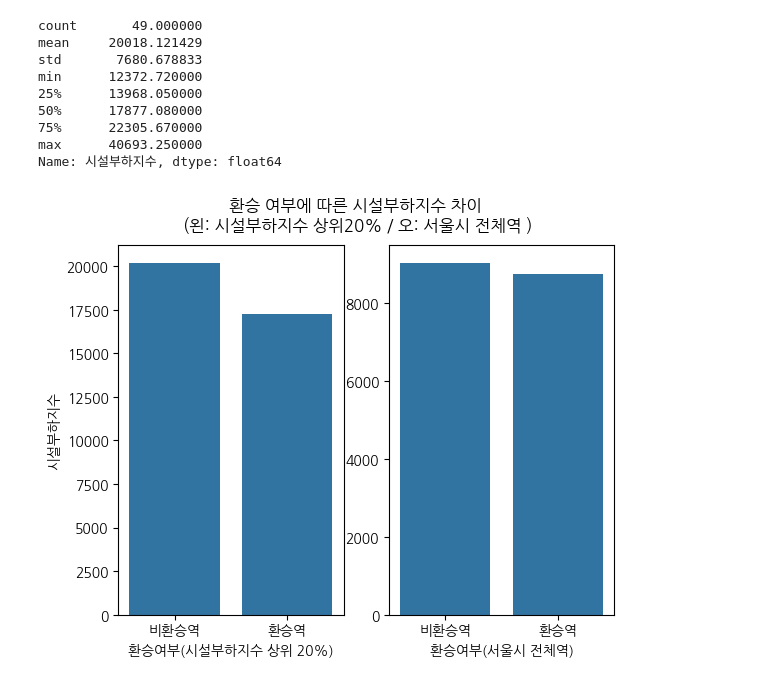
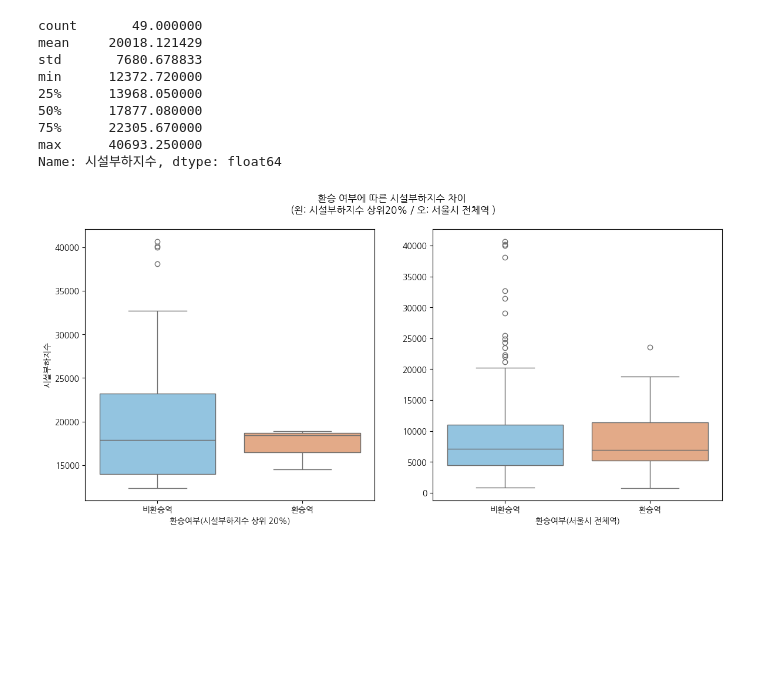
Before and after one commit to JsunXCIX/sprint-p1-basic, a Jupyter notebook: notebooks/team/ahn_analysis_top20_load_stations_transfer_impact.ipynb, the cells around one changed output. Cells and saved outputs as stored; diff of their text form; code cells hidden in the pictures; blank space fills up the shorter version.

```diff
--- a/notebooks/team/ahn_analysis_top20_load_stations_transfer_impact.ipynb
+++ b/notebooks/team/ahn_analysis_top20_load_stations_transfer_impact.ipynb
@@ -88,16 +88,38 @@ transfer_master.loc[~transfer_master['환승노선'].isna(), '환승여부'] = '
 # %%
 # 환승역 vs. 비환승역
 priorities['환승여부'] = ''
 priorities.loc[transfer_master['환승노선'].isna(), '환승여부'] = '비환승역'
 priorities.loc[~transfer_master['환승노선'].isna(), '환승여부'] = '환승역'
 
-fig, axes = plt.subplots(1, 2)
-sns.barplot(data=priorities, x='환승여부', y='시설부하지수', errorbar=None, ax=axes[0])
-sns.barplot(data=transfer_master, x='환승여부', y='시설부하지수', errorbar=None, ax=axes[1], order=['비환승역', '환승역'])
+color_dict = {'비환승역': '#86C7ED', '환승역': '#F2A679'}
+
+fig, axes = plt.subplots(1, 2, figsize=(14, 6))
+
+sns.boxplot(
+    data=priorities,
+    x='환승여부',
+    y='시설부하지수',
+    ax=axes[0],
+    palette=color_dict,
+    hue='환승여부',
+    legend=False
+)
+
+sns.boxplot(
+    data=transfer_master,
+    x='환승여부',
+    y='시설부하지수',
+    ax=axes[1],
+    order=['비환승역', '환승역'],
+    palette=color_dict,
+    hue='환승여부',
+    legend=False
+)
+
 plt.suptitle("환승 여부에 따른 시설부하지수 차이 \n(왼: 시설부하지수 상위20% / 오: 서울시 전체역 )")
 axes[1].set_ylabel("")
 axes[0].set_xlabel("환승여부(시설부하지수 상위 20%)")
 axes[1].set_xlabel("환승여부(서울시 전체역)")
 plt.show()
 # %% [output]
-[figure, old version]
+[figure, new version]
```
